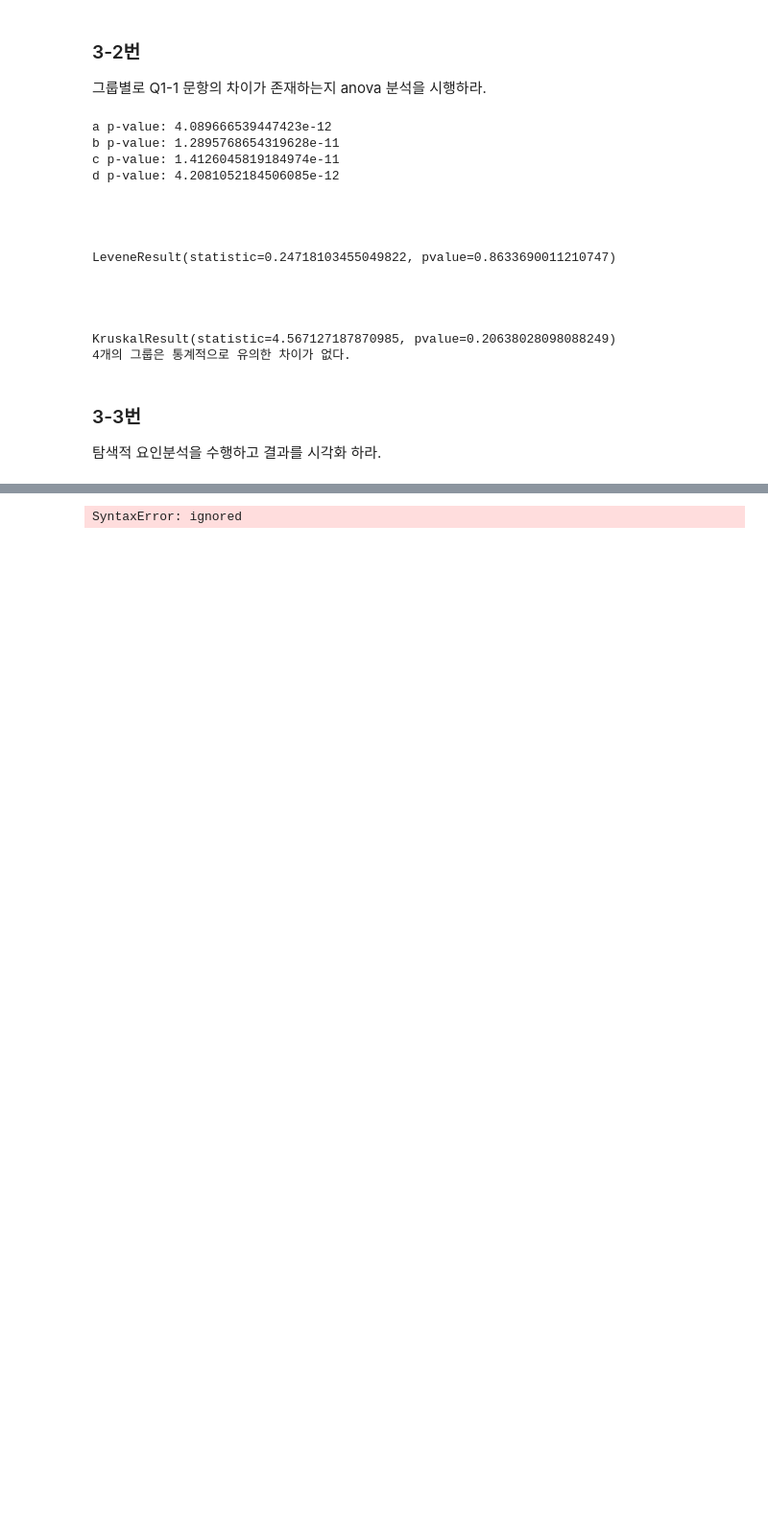
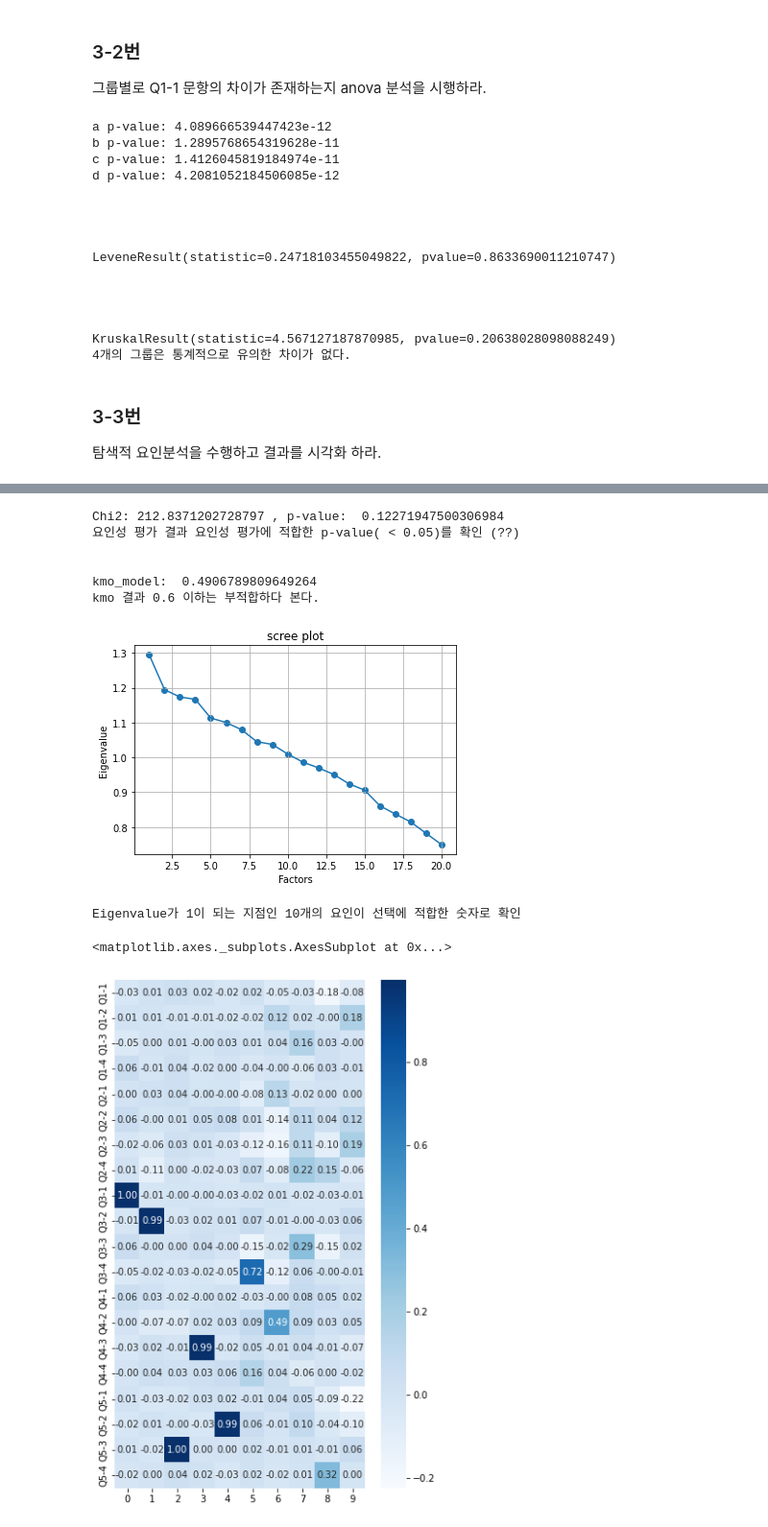
Before and after one commit to johyunkang/adp_certificate, a Jupyter notebook: adp_17.ipynb, the cells around one changed output, grey strips where cells are left out. Shown at 96% size. Saved outputs shown, nothing was run; the diff lists cells and outputs as text; code cells hidden in the pictures; blank space fills up the shorter version.

```diff
--- a/adp_17.ipynb
+++ b/adp_17.ipynb
@@ -1028,33 +1046,43 @@ from factor_analyzer.factor_analyzer import calculate_bartlett_sphericity
 chi_square_value, p_value = calculate_bartlett_sphericity(ana)
 print('Chi2:', chi_square_value,', p-value: ', p_value)
 print('요인성 평가 결과 요인성 평가에 적합한 p-value( < 0.05)를 확인 (??)')
 
 from factor_analyzer import FactorAnalyzer
 from factor_analyzer.factor_analyzer import calculate_kmo
 kmo_all, kmo_model = calculate_kmo(ana)
 print('\n\nkmo_model: ', kmo_model)
 print('kmo 결과 0.6 이하는 부적합하다 본다.')
 
 fa = FactorAnalyzer(n_factors=25, rotation=None)
 fa.fit(ana)
 
 # eigen 값 체크
 ev, v = fa.get_eigenvalues()
 plt.scatter(range(1, ana.shape[1]+1), ev)
 plt.plot(range(1, ana.shape[1]+1), ev)
 plt.title('scree plot')
 plt.xlabel('Factors')
 plt.ylabel('Eigenvalue')
 plt.grid()
 plt.show()
 
-print('\nEigenvalue가 1이 되는 지점인 10개의 요인이 선택에 적
-
+print('''\n
+Eigenvalue가 1이 되는 지점인 10개의 요인이 선택에 적합한 숫자로 확인
+''')
 print('\n\n\n\n')
 fa = FactorAnalyzer(n_factors=10, rotation='varimax') # varimax : 최대우도
 fa.fit(ana)
 efa_result = pd.DataFrame(fa.loadings_, index=ana.columns)
 plt.figure(figsize=(6, 10))
 sns.heatmap(efa_result, cmap='Blues', annot=True, fmt='.2f')
 # %% [output]
-SyntaxError: ignored
+Chi2: 212.8371202728797 , p-value:  0.12271947500306984
+요인성 평가 결과 요인성 평가에 적합한 p-value( < 0.05)를 확인 (??)
+
+
+kmo_model:  0.4906789809649264
+kmo 결과 0.6 이하는 부적합하다 본다.
+[figure, added]
+Eigenvalue가 1이 되는 지점인 10개의 요인이 선택에 적합한 숫자로 확인
+<matplotlib.axes._subplots.AxesSubplot at 0x...>
+[figure, added]
```
Also changed, not shown: parts of 6 cells of this notebook.
